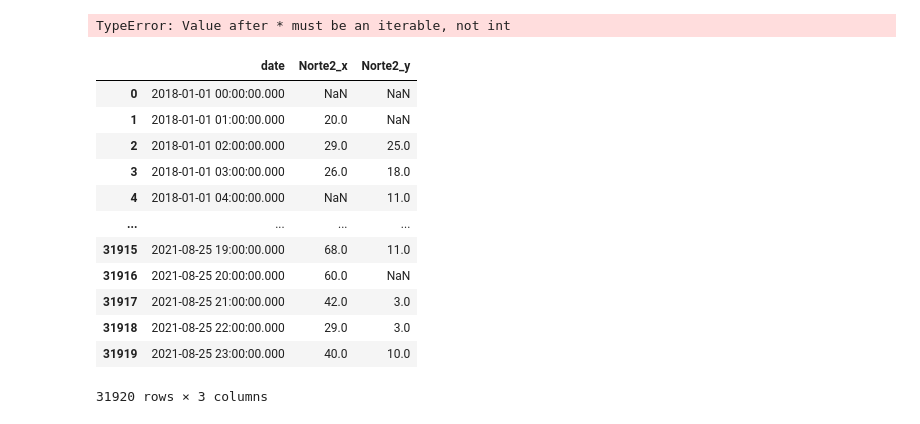
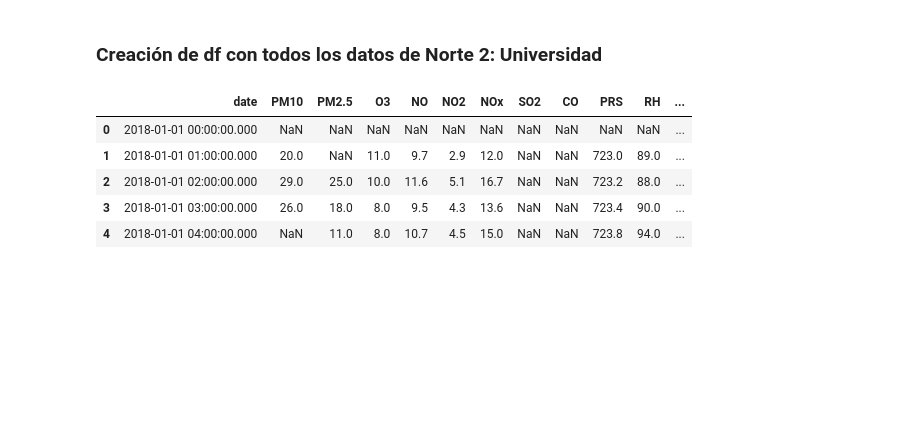
Before and after one commit to DiegoElian02/CienciadeDatosMultivariado, a Jupyter notebook: Datacleaning.ipynb, the cells around one changed output. Cells and saved outputs as stored; diff of their text form; code cells hidden in the pictures; blank space fills up the shorter version.

```diff
--- a/Datacleaning.ipynb
+++ b/Datacleaning.ipynb
@@ -6,31 +7,23 @@ import matplotlib.pyplot as plt
+# %% [markdown]
+### Creación de df con todos los datos de Norte 2: Universidad
 # %%
-estaciones = pd.ExcelFile("Estaciones.xlsx")
+estaciones = pd.ExcelFile("DatosIniciales\Estaciones.xlsx")
 dfNorte2 =pd.read_excel(estaciones, 'PM10')[['date', 'Norte2']]
 
 for i in estaciones.sheet_names:
     union = pd.read_excel(estaciones, str(i))
     union.rename(columns={'Norte2':'Norte2_'+str(i)}, inplace=True)
     dfNorte2 = pd.merge(dfNorte2, union[['date', 'Norte2_'+str(i)]], on = 'date')
+
+del dfNorte2['Norte2']
+
+dfNorte2.columns = ['date','PM10', 'PM2.5','O3','NO','NO2','NOx','SO2','CO','PRS','RH','TOUT','SR','WSR','WDR','RQINF']
+
+dfNorte2.head()
+# %% [output]
+|  | date | PM10 | PM2.5 | O3 | NO | NO2 | NOx | SO2 | CO | PRS | RH | ... |
+| 0 | 2018-01-01 00:00:00.000 | NaN | NaN | NaN | NaN | NaN | NaN | NaN | NaN | NaN | NaN | ... |
+| 1 | 2018-01-01 01:00:00.000 | 20.0 | NaN | 11.0 | 9.7 | 2.9 | 12.0 | NaN | NaN | 723.0 | 89.0 | ... |
+| 2 | 2018-01-01 02:00:00.000 | 29.0 | 25.0 | 10.0 | 11.6 | 5.1 | 16.7 | NaN | NaN | 723.2 | 88.0 | ... |
+| 3 | 2018-01-01 03:00:00.000 | 26.0 | 18.0 | 8.0 | 9.5 | 4.3 | 13.6 | NaN | NaN | 723.4 | 90.0 | ... |
+| 4 | 2018-01-01 04:00:00.000 | NaN | 11.0 | 8.0 | 10.7 | 4.5 | 15.0 | NaN | NaN | 723.8 | 94.0 | ... |
-# %%
-fig = plt.figure(10,7)
-fig = plt.boxplot(dfNorte2['Norte2_SO2'])
-plt.show()
-# %% [output]
-TypeError: Value after * must be an iterable, not int
-# %%
-dftotal = pd.merge(pm10_Norte2, pm2_5_Norte2, on="date")
-dftotal
-# %% [output]
-|  | date | Norte2_x | Norte2_y |
-| 0 | 2018-01-01 00:00:00.000 | NaN | NaN |
-| 1 | 2018-01-01 01:00:00.000 | 20.0 | NaN |
-| 2 | 2018-01-01 02:00:00.000 | 29.0 | 25.0 |
-| 3 | 2018-01-01 03:00:00.000 | 26.0 | 18.0 |
-| 4 | 2018-01-01 04:00:00.000 | NaN | 11.0 |
-| ... | ... | ... | ... |
-| 31915 | 2021-08-25 19:00:00.000 | 68.0 | 11.0 |
-| 31916 | 2021-08-25 20:00:00.000 | 60.0 | NaN |
-| 31917 | 2021-08-25 21:00:00.000 | 42.0 | 3.0 |
-| 31918 | 2021-08-25 22:00:00.000 | 29.0 | 3.0 |
-| 31919 | 2021-08-25 23:00:00.000 | 40.0 | 10.0 |
-31920 rows × 3 columns
```
Also changed, not shown: parts of 10 cells of this notebook, 4 other files.
